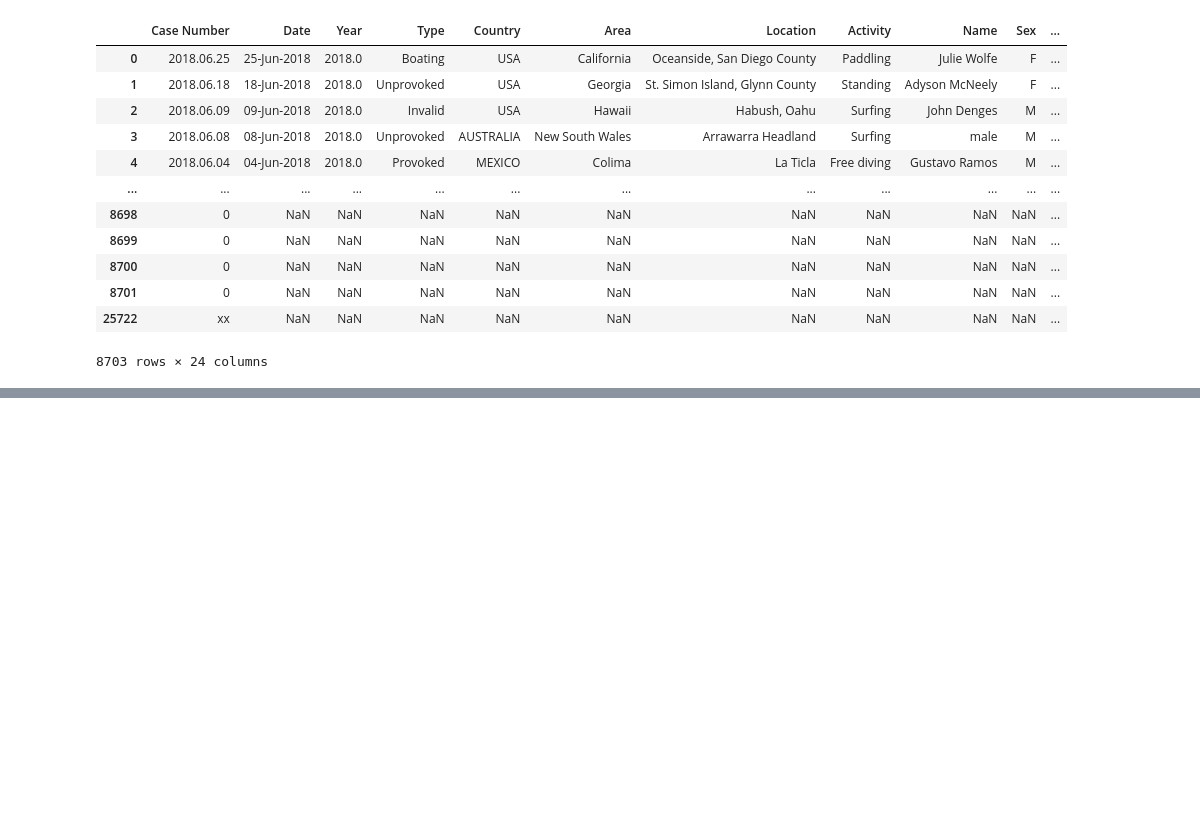
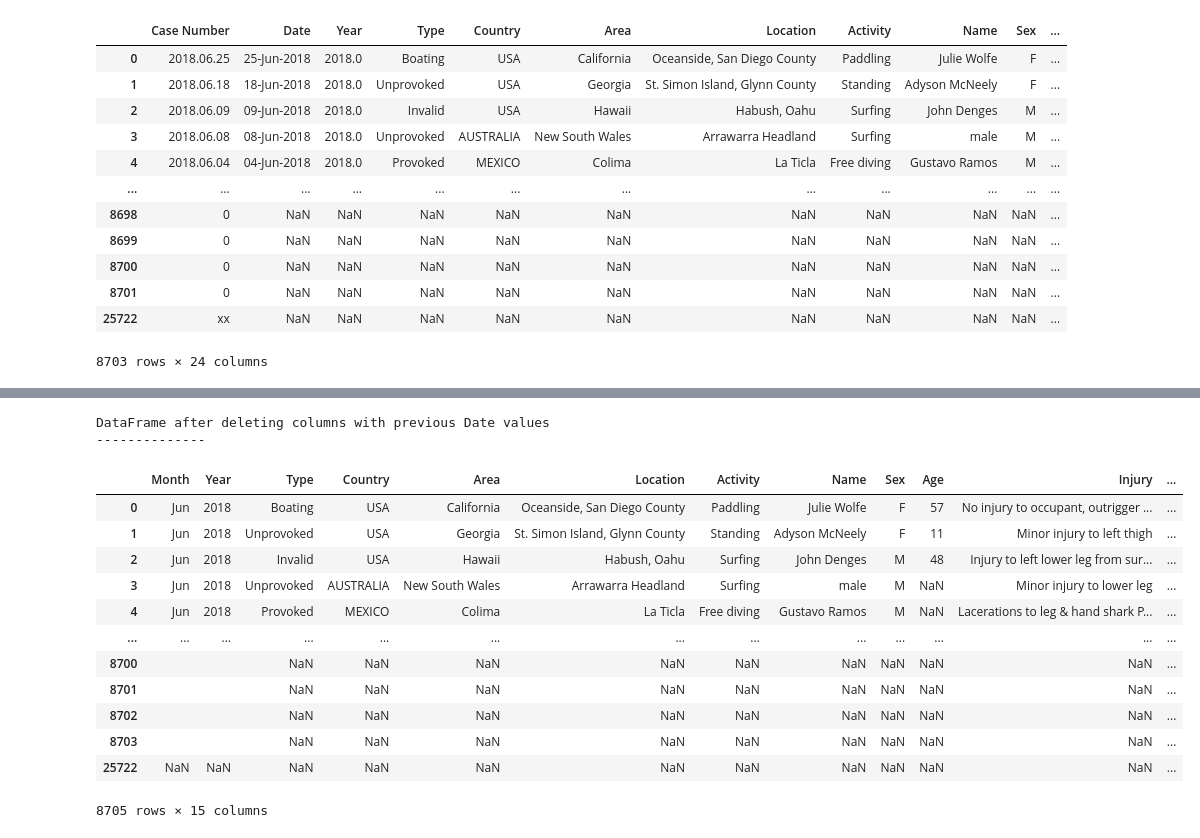
Before and after one commit to gthecrack/SHARK-TANK, a Jupyter notebook: SHARK TANK.ipynb, the cells around one changed output, grey strips where cells are left out. Cells and saved outputs as stored; diff of their text form; code cells hidden in the pictures; blank space fills up the shorter version.

```diff
--- a/SHARK TANK.ipynb
+++ b/SHARK TANK.ipynb
@@ -221,0 +230,25 @@ for e in relevant_data['Year']:
+# %%
+update_year= {}
+update_month = {}
+# %%
+update_year['Year'] = []
+update_month['Month'] = []
+# %%
+for e in list_day_month:
+    #print(e)
+    #print(str(e))
+    division = re.split('[-\s]',str(e))
+    #print(division)
+    month = re.findall(r"[A-Z]{1}\w{2}", str(e))
+    #print(month)
+    year = re.findall(r"\d{4}", str(e))
+    if division == ['']:
+        update_month['Month'].append('')
+        update_year['Year'].append('')
+    else:
+        update_month['Month'].append(month[0])
+        update_year['Year'].append(year[0])
+
+
+display(update_year['Year'])
+display(update_month['Month'])
@@ -221,0 +290,5 @@ for e in relevant_data['Year']:
+# %%
+df_Month = pd.DataFrame(update_month)
+df_Year = pd.DataFrame(update_year)
+relevant_data_v2 = pd.concat([df_Month,df_Year,relevant_data_v1], axis=1)
+relevant_data_v2
@@ -221,0 +311,20 @@ for e in relevant_data['Year']:
+# %%
+relevant_data_v3 = relevant_data_v2.drop(['Tracked_date','Date'], axis=1)
+print('\n\nDataFrame after deleting columns with previous Date values\n--------------')
+relevant_data_v3
+# %% [output]
+DataFrame after deleting columns with previous Date values
+--------------
+|  | Month | Year | Type | Country | Area | Location | Activity | Name | Sex | Age | Injury | ... |
+| 0 | Jun | 2018 | Boating | USA | California | Oceanside, San Diego County | Paddling | Julie Wolfe | F | 57 | No injury to occupant, outrigger ... | ... |
+| 1 | Jun | 2018 | Unprovoked | USA | Georgia | St. Simon Island, Glynn County | Standing | Adyson McNeely | F | 11 | Minor injury to left thigh | ... |
+| 2 | Jun | 2018 | Invalid | USA | Hawaii | Habush, Oahu | Surfing | John Denges | M | 48 | Injury to left lower leg from sur... | ... |
+| 3 | Jun | 2018 | Unprovoked | AUSTRALIA | New South Wales | Arrawarra Headland | Surfing | male | M | NaN | Minor injury to lower leg | ... |
+| 4 | Jun | 2018 | Provoked | MEXICO | Colima | La Ticla | Free diving | Gustavo Ramos | M | NaN | Lacerations to leg & hand shark P... | ... |
+| ... | ... | ... | ... | ... | ... | ... | ... | ... | ... | ... | ... | ... |
+| 8700 |  |  | NaN | NaN | NaN | NaN | NaN | NaN | NaN | NaN | NaN | ... |
+| 8701 |  |  | NaN | NaN | NaN | NaN | NaN | NaN | NaN | NaN | NaN | ... |
+| 8702 |  |  | NaN | NaN | NaN | NaN | NaN | NaN | NaN | NaN | NaN | ... |
+| 8703 |  |  | NaN | NaN | NaN | NaN | NaN | NaN | NaN | NaN | NaN | ... |
+| 25722 | NaN | NaN | NaN | NaN | NaN | NaN | NaN | NaN | NaN | NaN | NaN | ... |
+8705 rows × 15 columns
```
Also changed, not shown: parts of 65 cells of this notebook, 2 other files.
